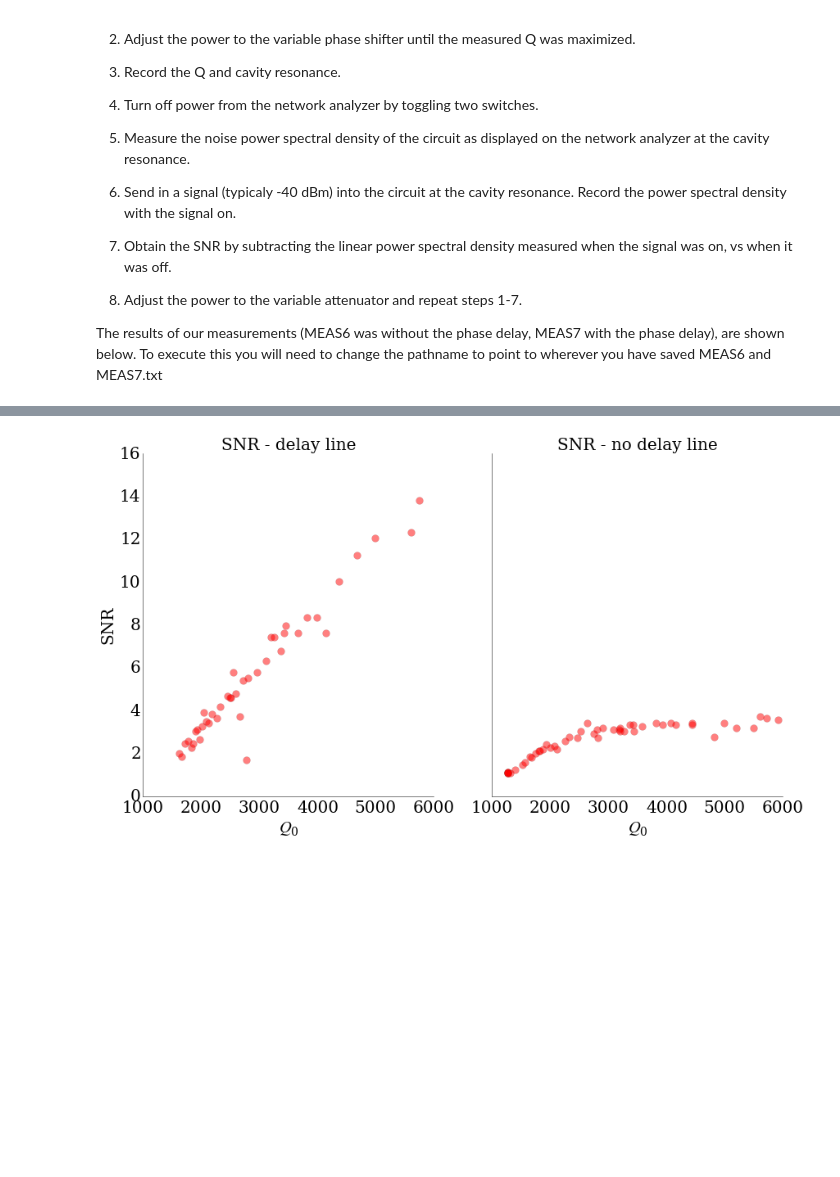
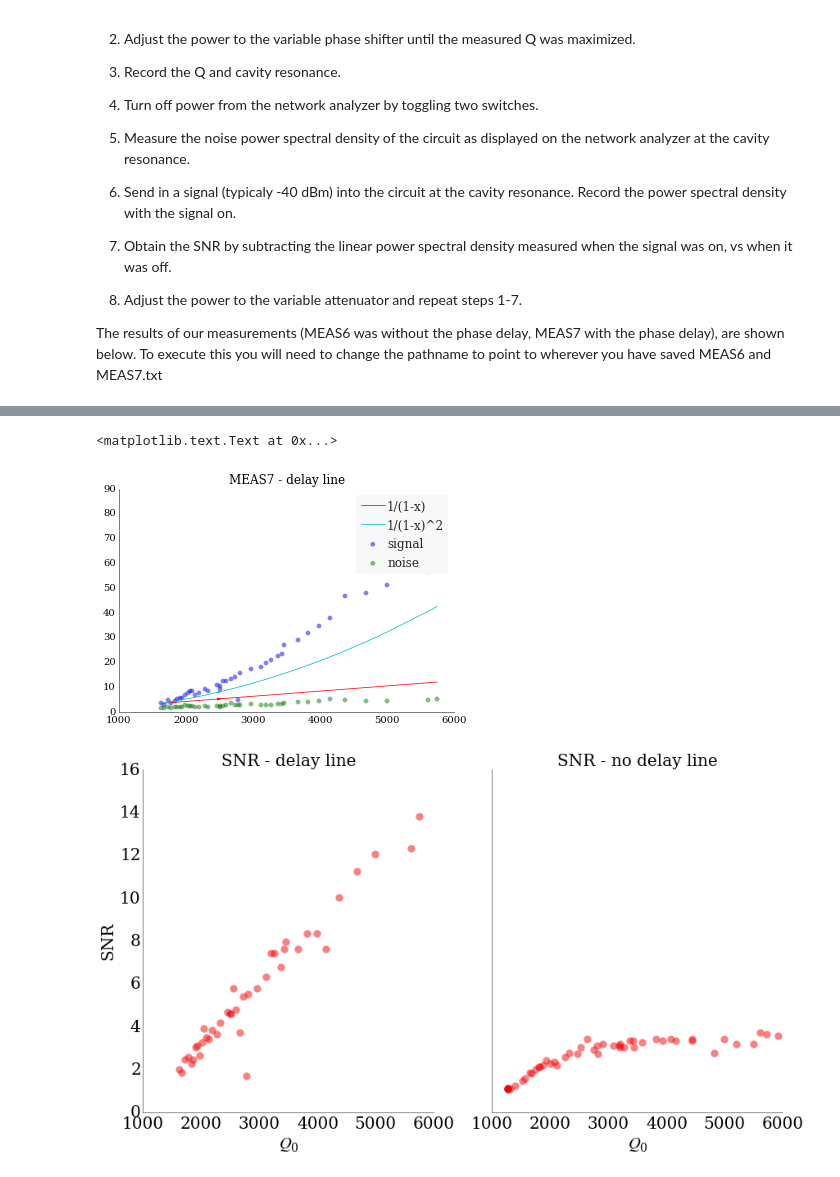
Before and after one commit to atmalagon/activeresonator, a Jupyter notebook: ipython_notebooks/Active_Resonator_Calculations.ipynb, the cells around one changed output, grey strips where cells are left out. Cells and saved outputs as stored; diff of their text form; code cells hidden in the pictures; blank space fills up the shorter version.

```diff
--- a/ipython_notebooks/Active_Resonator_Calculations.ipynb
+++ b/ipython_notebooks/Active_Resonator_Calculations.ipynb
@@ -318,2 +346,34 @@ fig.savefig('summary_plots.png')
+# %%
+fig, ax1 = plt.subplots(1)
+data = np.genfromtxt('/Users/ana/admxactiveresonator/measurements/MEAS7.txt')
+Voltage_7 = data[:,0]
+Q_7 = data[:, 3]
+N = data[:,4]
+S = data[:, 5]
+Nl_7 = [10**((n+104)/10.) for n in N]
+Sl_7 = [10**((s+104)/10.) for s in S]
+SNR_7 = [s/n for s, n in zip(Sl_7, Nl_7)]
+#ax1.plot(Q, SNR,'bo', label='snr')
+
+
+f = interpolate.interp1d(Voltage_6, Q_6)
+guess_Q_7 = [f(v) for i, v in enumerate(Voltage_7) if Q_7[i] < 60000.]
+corresponding_SNR_7 = [s for i, s in enumerate(SNR_7) if Q_7[i] < 60000.]
+
+fit = [Sl_7[0]*q/guess_Q_7[0] for q in guess_Q_7]
+fit_sq = [Sl_7[0]*(q/guess_Q_7[0])**2 for q in guess_Q_7]
+
+ppl.scatter(ax1, guess_Q_7, [s for i, s in enumerate(Sl_7) if  Q_7[i] < 60000.] , label='signal')
+ppl.scatter(ax1, guess_Q_7, [n for i,n in enumerate(Nl_7) if Q_7[i] < 60000.], label='noise')
+ppl.plot(ax1, guess_Q_7, fit, label='1/(1-x)')
+ppl.plot(ax1, guess_Q_7, fit_sq, label='1/(1-x)^2')
+
+
+ax1.set_ylim([0, 90])
+ppl.legend(ax1)
+ax1.set_title('MEAS7 - delay line')
+# %% [output]
+<matplotlib.text.Text at 0x...>
+[figure, added]
 # %%
 fig, (ax3, ax4) = plt.subplots(nrows=1, ncols=2, sharey=True)
```
Also changed, not shown: parts of 3 cells of this notebook, 25 other files.
